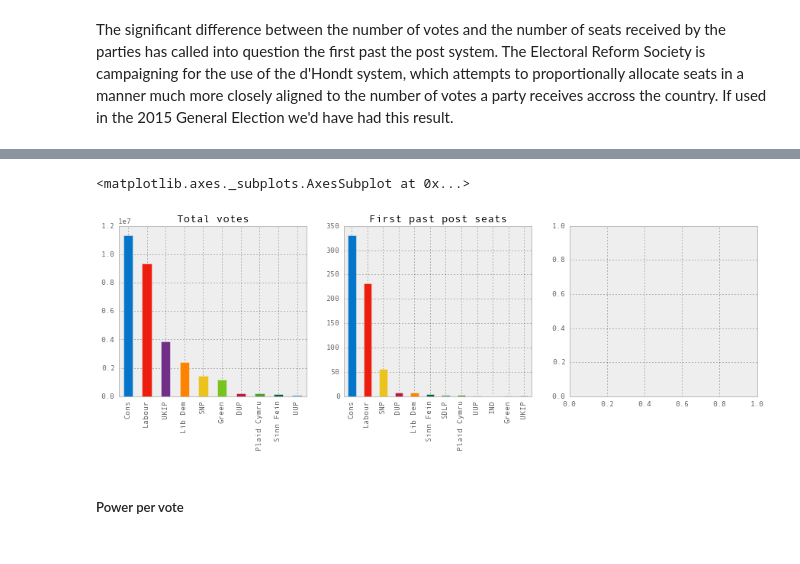
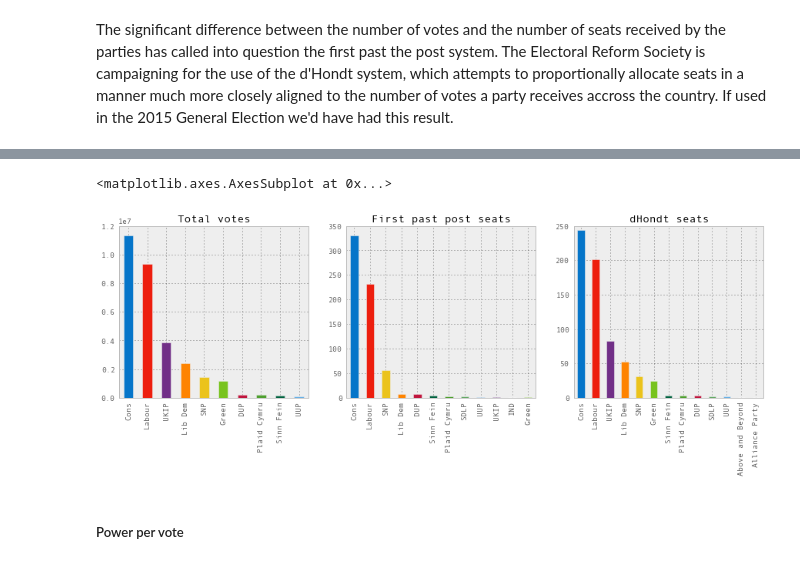
Before and after one commit to poulter7/uk_2015, a Jupyter notebook: uk_election.ipynb, the cells around one changed output, grey strips where cells are left out. Drawn from its saved outputs; the diff is of its cells as text; code cells hidden in the pictures.

Commit message:
Added a first pass at d'Hondt votes
Also tidied up import of scrapy as doesn't run in python 3 otherwise

```diff
--- a/uk_election.ipynb
+++ b/uk_election.ipynb
@@ -131,3 +132,17 @@ votes.plot(kind='bar', title='Votes won in the 2015 UK General Election', color=
 ##### The D'hondt System - Propotional Representation
 # %% [markdown]
 The significant difference between the number of votes and the number of seats received by the parties has called into question the first past the post system. The Electoral Reform Society is campaigning for the use of the d'Hondt system, which attempts to proportionally allocate seats in a manner much more closely aligned to the number of votes a party receives accross the country. If used in the 2015 General Election we'd have had this result.
+# %%
+def dhondt(votes, total_seats):
+    total_votes = votes.copy()
+    seats = defaultdict(int)
+    for seat in range(total_seats):
+        winning_party = votes.index[0]
+        seats[winning_party] +=1
+        votes[0]=total_votes[winning_party]/(seats[winning_party]+1)
+        votes.sort(ascending=False)
+    return seats
+dhondt_party_seats = dhondt(votes_per_party.copy(),650)
+dhondt_seats = pd.Series([seats for party,seats in dhondt_party_seats.items()], index=[party for party,seats in dhondt_party_seats.items()])
+dhondt_seats.sort(ascending=False)
+dhondt_seats.plot(kind='bar', title='dHondt seats', color=colors(dhondt_seats.index))
@@ -134,12 +152,12 @@ The significant difference between the number of votes and the number of seats r
 # %%
 fig, axs = plt.subplots(1,3, figsize=(15,4))
 
 votes.plot(ax=axs[0], kind='bar', title='Total votes', color=colors(votes.index))
 seats.plot(ax=axs[1], kind='bar', title='First past post seats', color=colors(seats.index))
-#TODO d'Hondt system seats
+dhondt_seats.plot(ax=axs[2], kind='bar', title='dHondt seats', color=colors(dhondt_seats.index))
 # %% [output]
-<matplotlib.axes._subplots.AxesSubplot at 0x...>
+<matplotlib.axes.AxesSubplot at 0x...>
-[figure, old version]
+[figure, new version]
 # %% [markdown]
 ##### Power per vote
 # %% [markdown]
```
Also changed, not shown: parts of 4 cells of this notebook.
